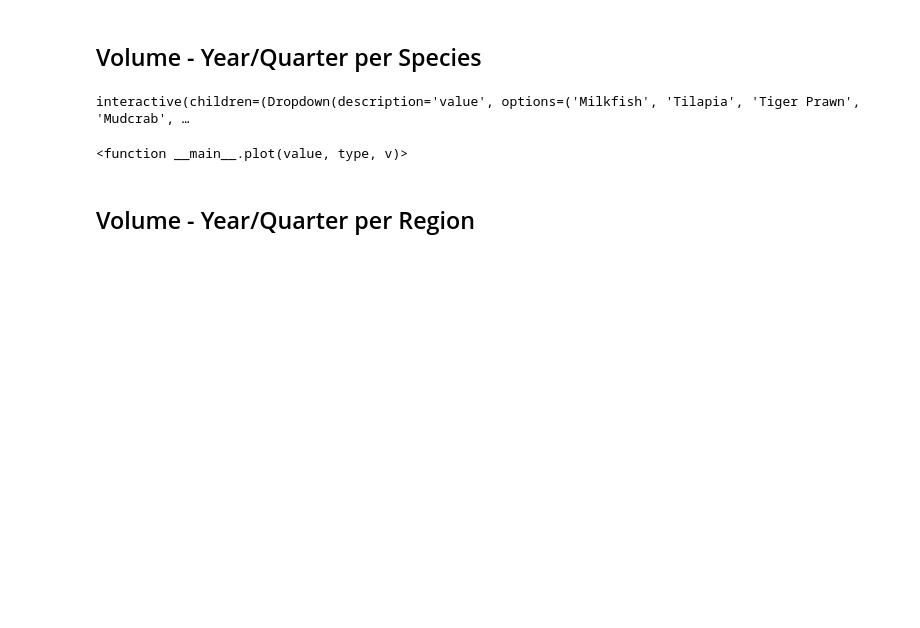
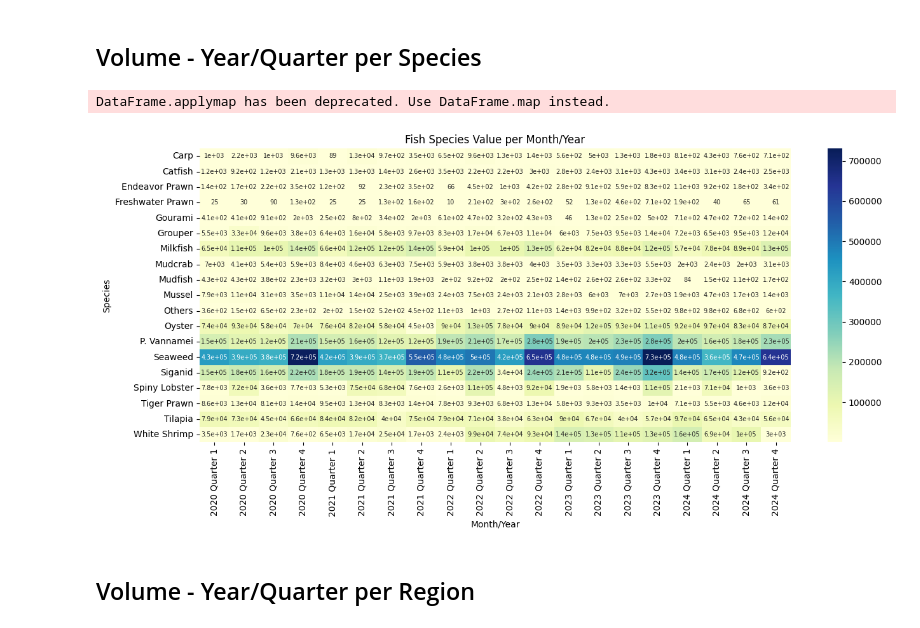
Before and after one commit to jcfrongoso/cs132-final-project, a Jupyter notebook: eda.ipynb, the cells around one changed output. Saved outputs shown, nothing was run; the diff lists cells and outputs as text; code cells hidden in the pictures; blank space fills up the shorter version.

```diff
--- a/eda.ipynb
+++ b/eda.ipynb
@@ -232,12 +233,10 @@ interactive(children=(Dropdown(description='value', options=('National Capital R
 # %% [markdown]
 ## Volume - Year/Quarter per Species
 # %%
-value = df['Species'].unique().tolist()
-chosen = widgets.Dropdown(options=value)
-interact(plot, value=chosen, type='Species', v='Volume')
+plot("Species", "Volume")
 # %% [output]
-interactive(children=(Dropdown(description='value', options=('Milkfish', 'Tilapia', 'Tiger Prawn', 'Mudcrab', …
+DataFrame.applymap has been deprecated. Use DataFrame.map instead.
-<function __main__.plot(value, type, v)>
+[figure, added]
 # %% [markdown]
 ## Volume - Year/Quarter per Region
 # %%
```
Also changed, not shown: parts of 7 cells of this notebook.
